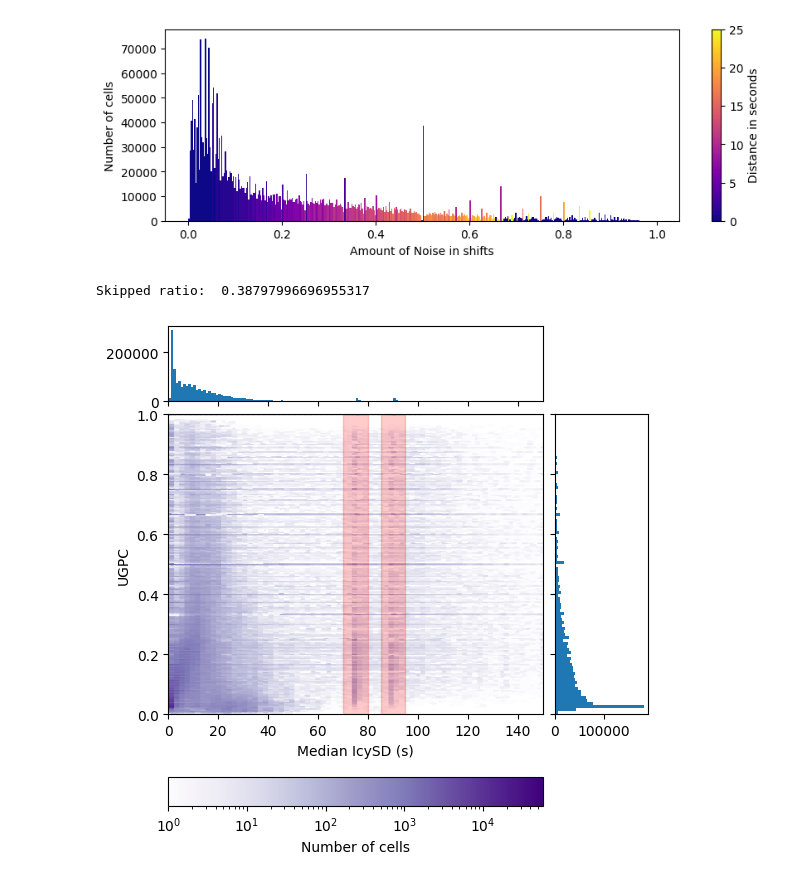
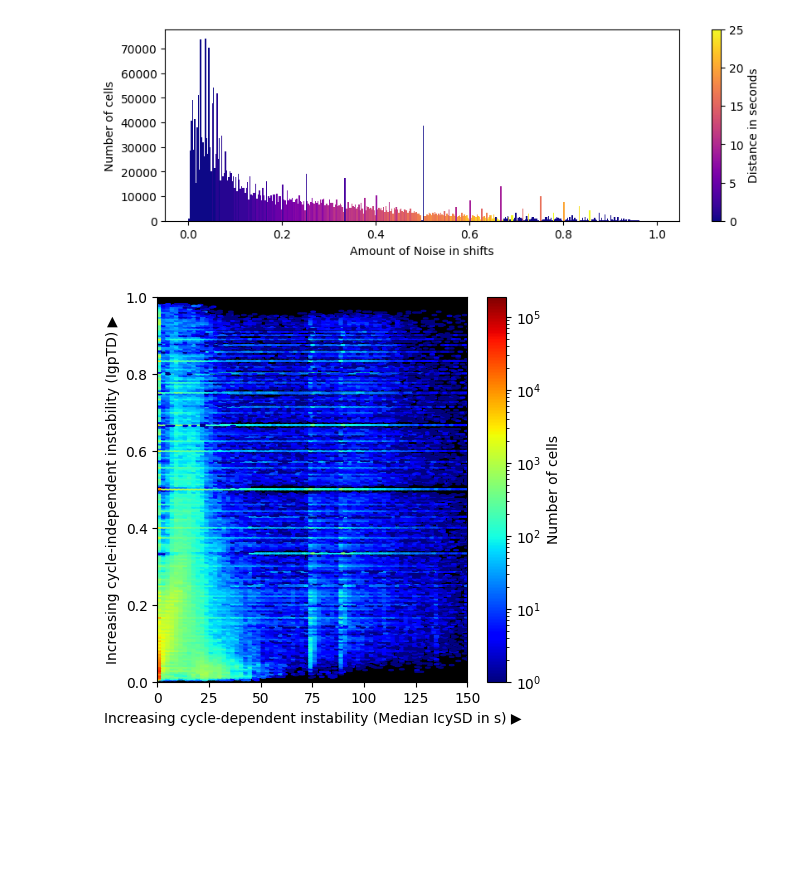
Before and after one commit to priobike/priobike-predictability-study, a Jupyter notebook: studies/db/go_rewrite/notebooks/studies_charts_noise.ipynb, the cells around one changed output. Saved outputs shown, nothing was run; the diff lists cells and outputs as text; code cells hidden in the pictures; blank space fills up the shorter version.

Commit message:
Figure refinements

```diff
--- a/studies/db/go_rewrite/notebooks/studies_charts_noise.ipynb
+++ b/studies/db/go_rewrite/notebooks/studies_charts_noise.ipynb
@@ -76,75 +76,46 @@ import numpy as np
 import pandas as pd
 
 with open('processed_things_2023_12_14.json') as f:
     processed_things = json.load(f)
 
 noise = []
 distances = []
 
-def scatter_hist(x, y, ax, ax_histx, ax_histy, ax_cbar, fig):
-    # no labels
-    ax_histx.tick_params(axis="x", labelbottom=False)
-    ax_histy.tick_params(axis="y", labelleft=False)
+def scatter_hist(x, y, ax, fig):
+    # the scatter plot:
+    hex_ax = ax.hexbin(x, y, gridsize=400, bins="log", cmap='jet')
 
-    # the scatter plot:
-    hex_ax = ax.hexbin(x, y, gridsize=400, bins="log", cmap='Purples')
-    ax.set_xlabel("Median IcySD (s)")
-    ax.set_ylabel("IgpTD")
+    ax.set_facecolor('black')
+    ax.set_xlabel("Increasing cycle-dependent instability (Median IcySD in s) ▶")
+    ax.set_ylabel("Increasing cycle-independent instability (IgpTD) ▶")
     ax.set_ylim(0, 1)
     ax.set_xlim(0, 150)
-    ax.axvspan(70, 80, color='red', alpha=0.2)
-    ax.axvspan(85, 95, color='red', alpha=0.2)
+    # ax.axvspan(70, 80, color='red', alpha=0.2)
+    # ax.axvspan(85, 95, color='red', alpha=0.2)
 
-    cb = fig.colorbar(hex_ax, cax=ax_cbar, location='bottom')
+    cb = fig.colorbar(hex_ax, location='right')
     cb.set_label('Number of cells')
-
-    # now determine nice limits by hand:
-    binwidth_x = 1
-    binwidth_y = 0.01
-    xymax = max(np.max(np.abs(x)), np.max(np.abs(y)))
-    lim_x = (int(xymax/binwidth_x) + 1) * binwidth_x
-    lim_y = (int(xymax/binwidth_y) + 1) * binwidth_y
-
-    bins_x = np.arange(-lim_x, lim_x + binwidth_x, binwidth_x)
-    bins_y = np.arange(-lim_y, lim_y + binwidth_y, binwidth_y)
-    ax_histx.hist(x, bins=bins_x)
-    ax_histy.hist(y, bins=bins_y, orientation='horizontal')
 
 skipped_count = 0
 total_count = 0
 for thing_name, thing in processed_things.items():
     for day_idx in range(7):
         for hour_idx in range(24):
             if thing["Metrics"][day_idx][hour_idx] != -1.0 and thing["ShiftsFuzzyness"][day_idx][hour_idx] != -1.0:
-                total_count += 1
+                """ total_count += 1
                 if thing["Metrics"][day_idx][hour_idx] == 0:
                     skipped_count += 1
-                    continue
+                    continue """
                 noise.append(thing["ShiftsFuzzyness"][day_idx][hour_idx])
                 distances.append(thing["Metrics"][day_idx][hour_idx])
 
-print("Skipped ratio: ", skipped_count / total_count)
+# print("Skipped ratio: ", skipped_count / total_count)
 
-fig = plt.figure(figsize=(6, 6))
-# Add a gridspec with two rows and two columns and a ratio of 1 to 4 between
-# the size of the marginal axes and the main axes in both directions.
-# Also adjust the subplot parameters for a square plot.
-gs = fig.add_gridspec(nrows=2, ncols=1, height_ratios=(4, 0.3),
-                      left=0.1, right=0.9, bottom=0.1, top=0.9,
-                      wspace=0.05, hspace=0.3)
-sub_gs_top = gs[0].subgridspec(nrows=2, ncols=2, width_ratios=(4, 1), height_ratios=(1, 4),
-                      wspace=0.05, hspace=0.07)
-sub_gs_bot = gs[1].subgridspec(nrows=1, ncols=2, width_ratios=(4, 1),
-                      wspace=0.05, hspace=0.05)
-# Create the Axes.
-ax = fig.add_subplot(sub_gs_top[1, 0])
-ax_histx = fig.add_subplot(sub_gs_top[0, 0], sharex=ax)
-ax_histy = fig.add_subplot(sub_gs_top[1, 1], sharey=ax)
-ax_cbar = fig.add_subplot(sub_gs_bot[0, 0])
+fig, ax = plt.subplots(figsize=(5, 5))
+
 # Draw the scatter plot and marginals.
-scatter_hist(distances, noise, ax, ax_histx, ax_histy, ax_cbar, fig)
+scatter_hist(distances, noise, ax, fig)
 
 fig.savefig("images/IgpTD_IcySD.pdf", bbox_inches='tight')
 # %% [output]
-Skipped ratio:  0.38797996696955317
-[figure, old version]
+[figure, new version]
```
Also changed, not shown: 1 other file.
